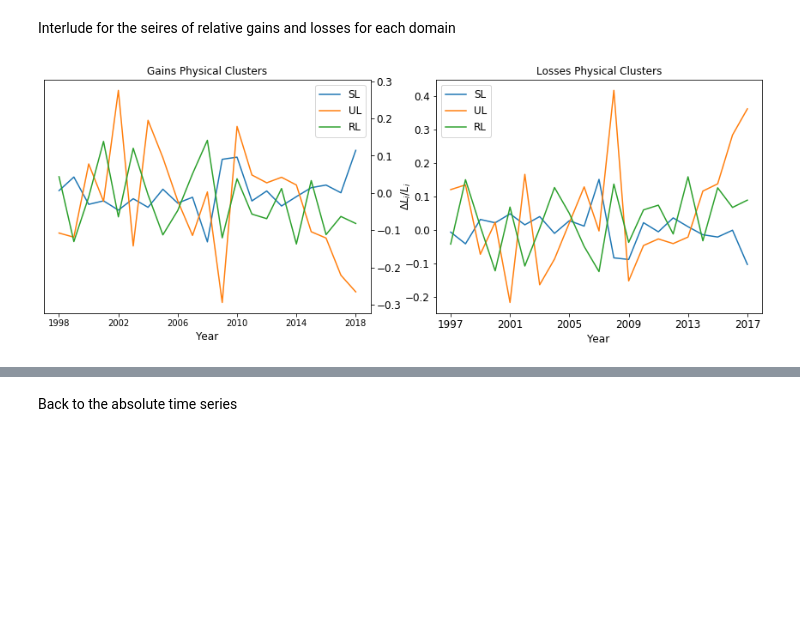
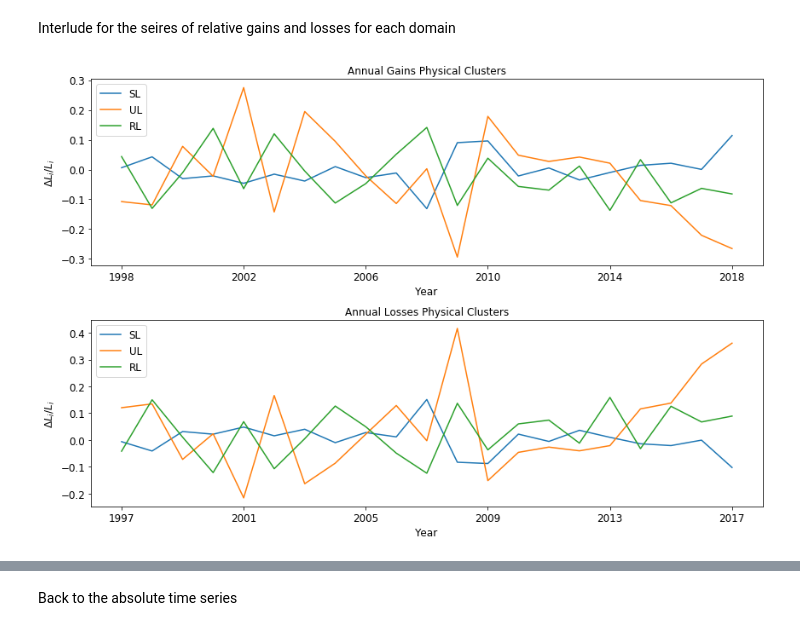
Before and after one commit to Yperidis/TserSUITE, a Jupyter notebook: Data_analysis.ipynb, the cells around one changed output, grey strips where cells are left out. Saved outputs shown, nothing was run; the diff lists cells and outputs as text; code cells hidden in the pictures; blank space fills up the shorter version.

Commit message:
Organised the relative gains-loses in an informative manner and ranked the different items' time series.

```diff
--- a/Data_analysis.ipynb
+++ b/Data_analysis.ipynb
@@ -191,0 +194,8 @@ plt.tight_layout()
+# %%
+Constr = []
+temp = Soc+Phys
+for i in temp:
+    Constr.append(KwdsYears['EID'][KwdsYears['Keyword'] == i].values)
+KwdTab = pd.DataFrame(Constr, index=temp, columns=range(1997,2019)).fillna(0)
+Sorted = KwdTab.sort_values(by=list(range(1997,2019)), ascending=False)  # ranking of the keywords in descending order
+SortedT5 = Sorted.iloc[:5]  # ranking of the top 5 keywords in descending order
@@ -407,29 +443,33 @@ Lden = temp.values[1:]
 ttemp = temp.diff(-1).iloc[:-1]
 RelLossesSoc = ttemp/Lden
 # %%
-plt.figure(figsize=(15,5))
+plt.figure(figsize=(12,8))
 
-plt.subplot(121)
+plt.subplot(211)
 plt.plot(PhysClustSeriesNorm['Year'].iloc[1:], RelGainsPhys)
 plt.xlabel('Year', fontsize=12)
-plt.ylabel(r'$\Delta L_i/L_i$', fontsize=12, labelpad=-430)
+plt.ylabel(r'$\Delta L_i/L_i$', fontsize=12)#, labelpad=-430)
 # plt.set_label_position("right")
 # plt.yaxis.tick_right()
 plt.legend(PhysClustSeriesNorm.columns[:-1], fontsize=12)
-plt.tick_params(labelsize=12, axis='y', which='major', labelleft=False, labelright=True,
-                left=False, right=True)
+# plt.tick_params(labelsize=12, axis='y', which='major', labelleft=False, labelright=True,
+#                 left=False, right=True)
+plt.tick_params(labelsize=12)
 plt.xticks(ticks=[1998, 2002, 2006, 2010, 2014, 2018], labels=[1998, 2002, 2006, 2010, 2014, 2018])
-plt.title('Gains Physical Clusters', fontsize=12)
+plt.title('Annual Gains Physical Clusters', fontsize=12)
 
-plt.subplot(122)
+plt.subplot(212)
 plt.plot(PhysClustSeriesNorm['Year'].iloc[:-1], RelLossesPhys)
 plt.xlabel('Year', fontsize=12)
+plt.ylabel(r'$\Delta L_i/L_i$', fontsize=12)#, labelpad=-430)
 plt.legend(PhysClustSeriesNorm.columns[:-1], fontsize=12)
 plt.tick_params(labelsize=12)
 plt.xticks(ticks=[1997, 2001, 2005, 2009, 2013, 2017], labels=[1997, 2001, 2005, 2009, 2013, 2017])
-plt.title('Losses Physical Clusters', fontsize=12)
+plt.title('Annual Losses Physical Clusters', fontsize=12)
+
+plt.tight_layout()
 
 # plt.savefig('./../Manuscripts/Images/Phys_clust_gains_losses.png', dpi=150)
 # %% [output]
-[figure, old version]
+[figure, new version]
 # %%
```
Also changed, not shown: parts of 7 cells of this notebook.
